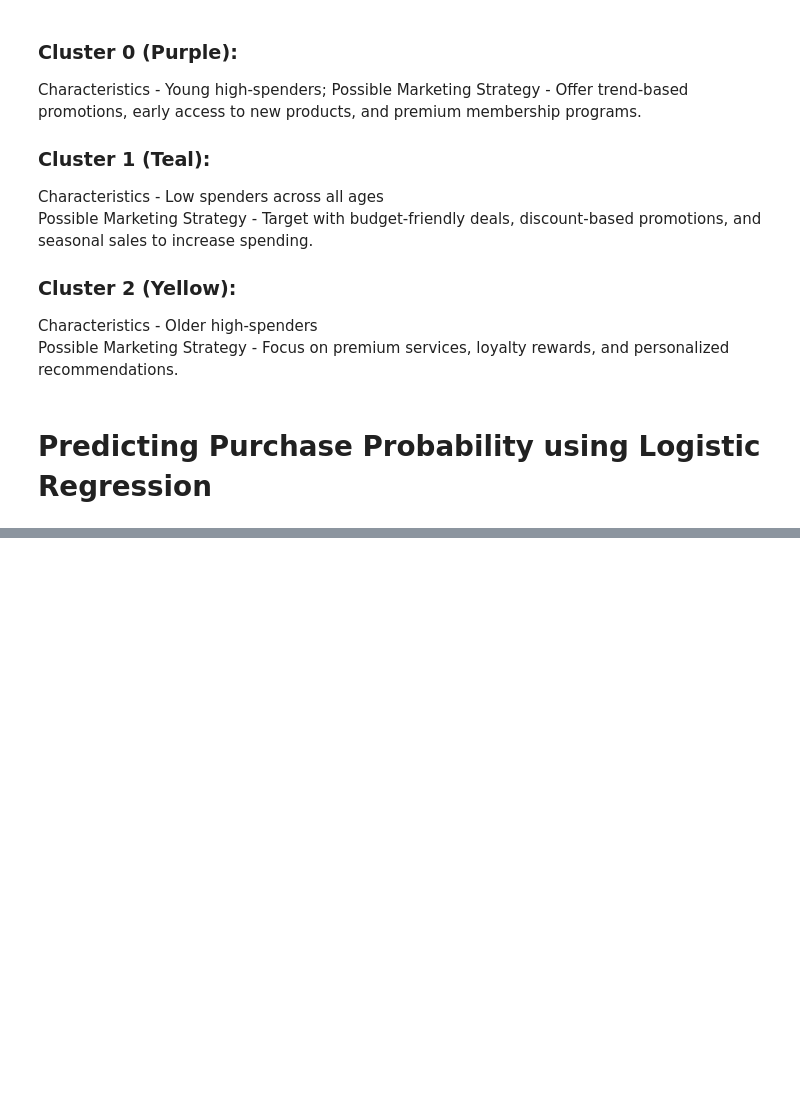
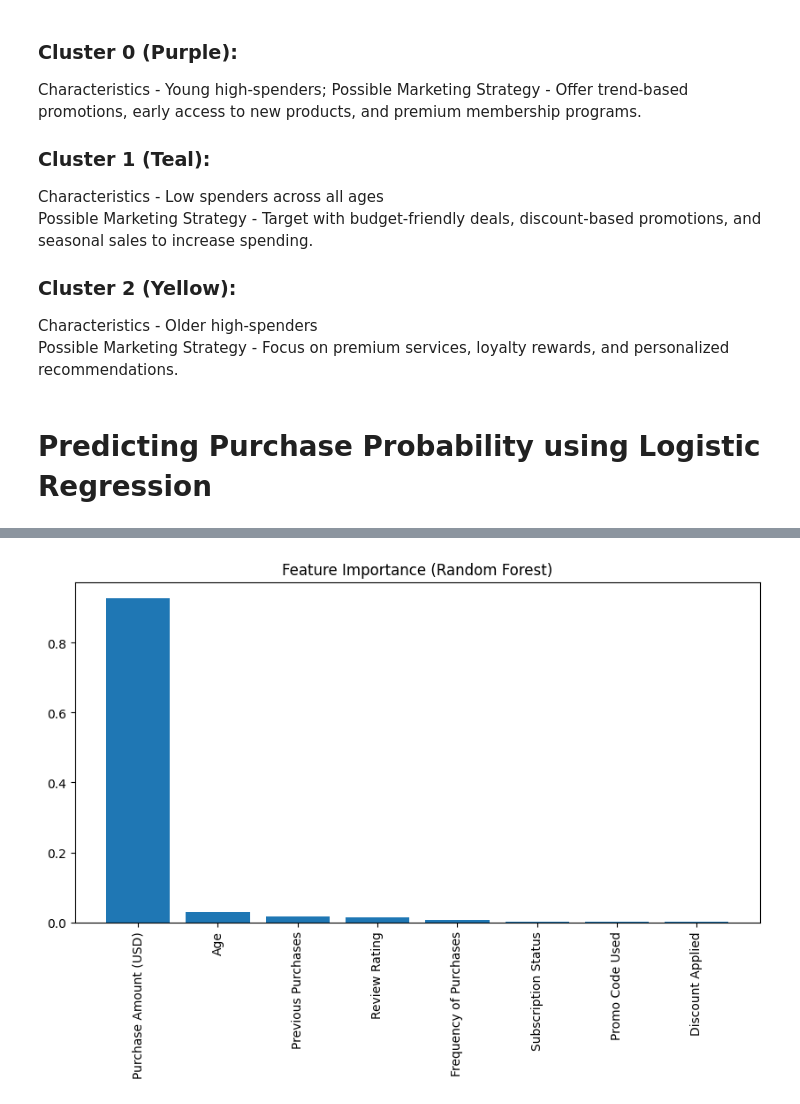
Before and after one commit to Lavishajagwani/Customer-Segmentation-And-Prediction, a Jupyter notebook: main.ipynb, the cells around one changed output, grey strips where cells are left out. Saved outputs shown, nothing was run; the diff lists cells and outputs as text; code cells hidden in the pictures; blank space fills up the shorter version.

```diff
--- a/main.ipynb
+++ b/main.ipynb
@@ -509,0 +528,11 @@ Test data shape: (780, 12)
+# %%
+# Train Random Forest model
+
+rf_model = RandomForestClassifier(n_estimators=50, max_depth = 10, min_samples_split=5, max_features="sqrt", random_state=42)
+rf_model.fit(X_train, y_train)
+
+y_pred_rf = rf_model.predict(X_test)
+
+print("Accuracy:", accuracy_score(y_test, y_pred_rf))
+print("\n")
+print("Classification Report:\n\n", classification_report(y_test, y_pred_rf))
@@ -509,0 +608,15 @@ Test data shape: (780, 12)
+# %%
+# Feature Importance of Random Forest Classifier
+
+importances = rf_model.feature_importances_
+feature_names = X.columns
+sorted_idx = np.argsort(importances)[::-1]
+
+# Plot
+plt.figure(figsize=(10, 5))
+plt.bar(range(X.shape[1]), importances[sorted_idx], align="center")
+plt.xticks(range(X.shape[1]), feature_names[sorted_idx], rotation=90)
+plt.title("Feature Importance (Random Forest)")
+plt.show()
+# %% [output]
+[figure, added]
```
Also changed, not shown: parts of 25 cells of this notebook, 3 other files.
